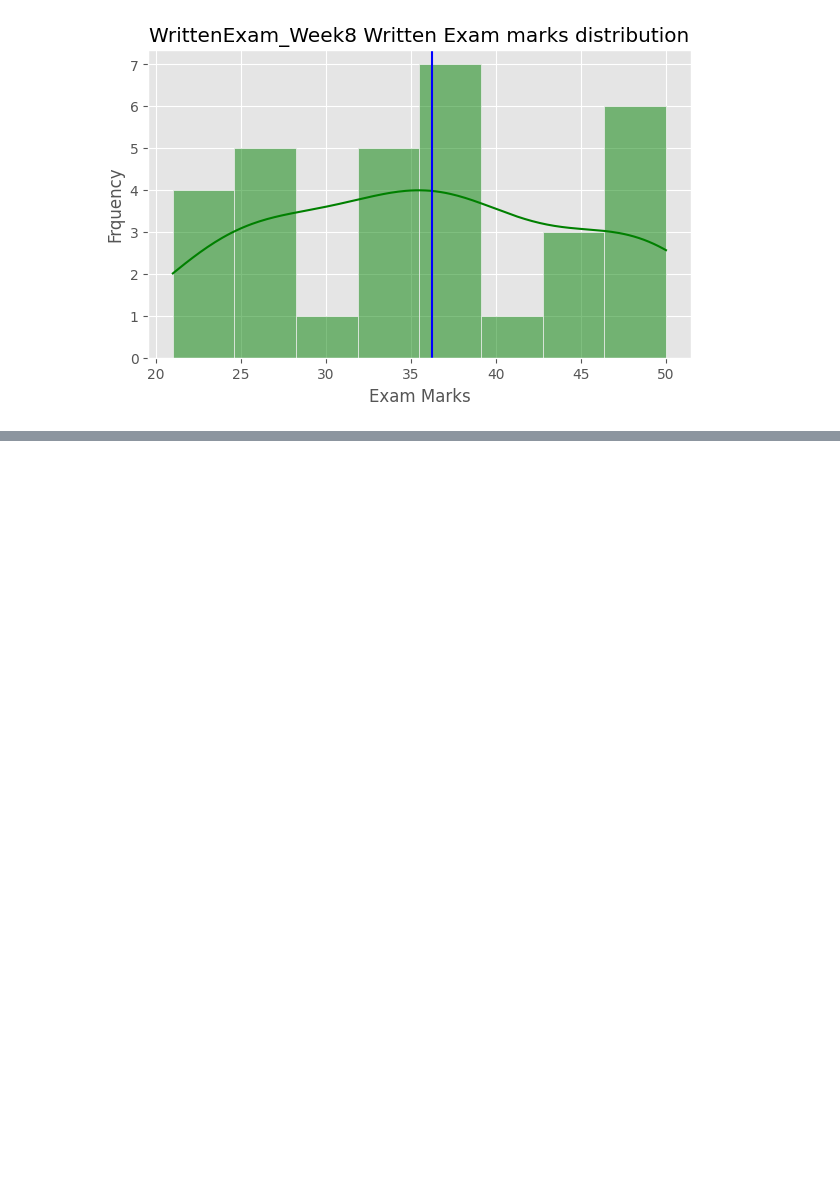
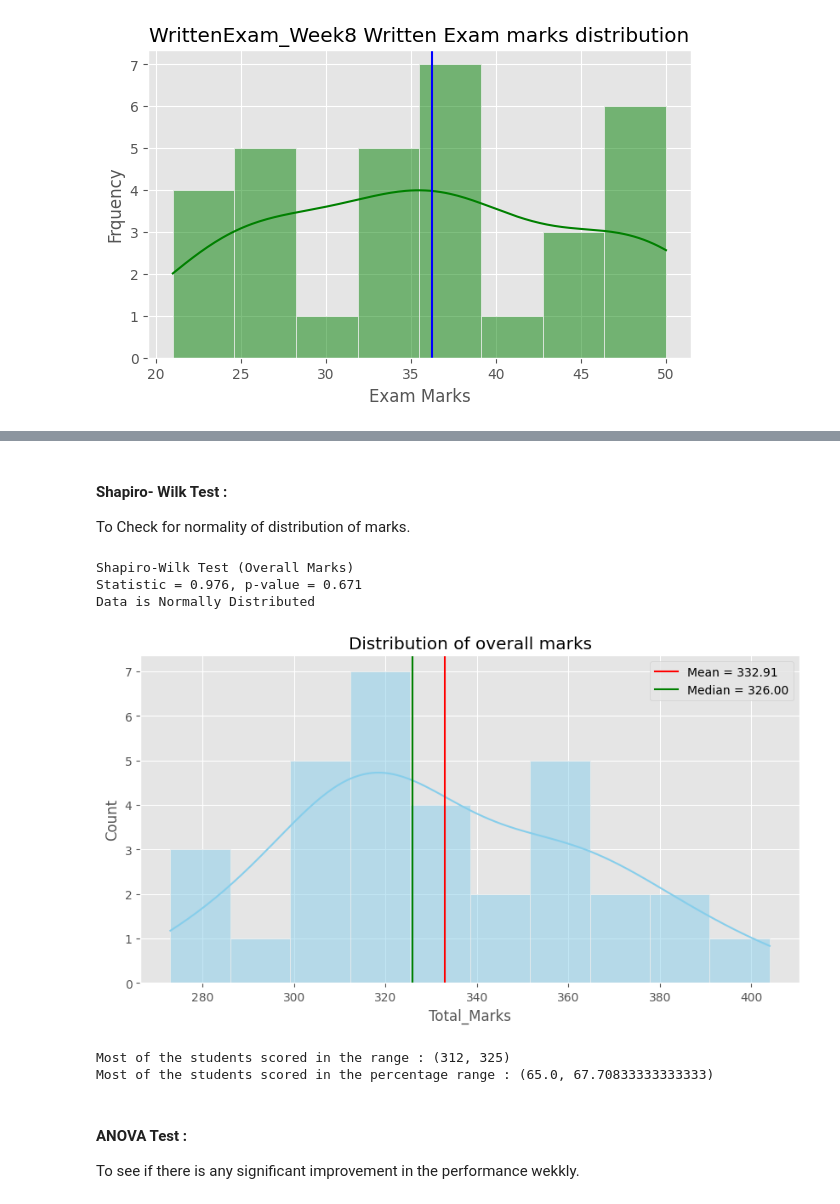
Before and after one commit to MrQuestionbank/Python-Course-Work, a Jupyter notebook: Projects/Data_Analytics_Projects/Students_Analysis.ipynb, the cells around one changed output, grey strips where cells are left out. Saved outputs shown, nothing was run; the diff lists cells and outputs as text; code cells hidden in the pictures; blank space fills up the shorter version.

```diff
--- a/Projects/Data_Analytics_Projects/Students_Analysis.ipynb
+++ b/Projects/Data_Analytics_Projects/Students_Analysis.ipynb
@@ -353,0 +387,43 @@ for col in Writtenexam_Columns:
+# %% [markdown]
+#### Shapiro- Wilk Test :
+To Check for normality of distribution of marks.
+# %%
+stat,p = shapiro(df['Total_Marks'])
+
+print("Shapiro-Wilk Test (Overall Marks)")
+print(f"Statistic = {stat:.3f}, p-value = {p:.3f}")
+
+if p>0.05:
+    print("Data is Normally Distributed")
+else:
+    print("Data is not normally distributed.")
+# %% [output]
+Shapiro-Wilk Test (Overall Marks)
+Statistic = 0.976, p-value = 0.671
+Data is Normally Distributed
+# %%
+# Histogram
+plt.figure(figsize = (10,5))
+sns.histplot(df["Total_Marks"], kde = True, bins = 10, color = "skyblue")
+plt.axvline(df["Total_Marks"].mean(), label = f"Mean = {df['Total_Marks'].mean():.2f}",color ="red")
+plt.axvline(df["Total_Marks"].median(), label = f"Median = {df['Total_Marks'].median():.2f}", color = "green")
+plt.title("Distribution of overall marks")
+plt.legend()
+plt.show()
+# %% [output]
+[figure, added]
+# %%
+#Popular Intervals :
+counts, bins = np.histogram(df["Total_Marks"], bins = 10)
+max_bins_index  = counts.argmax()
+popular_interval = (int(bins[max_bins_index]), int(bins[max_bins_index+1]))
+percentage_popular_interval = (int(bins[max_bins_index])*100/480, int(bins[max_bins_index+1])*100/480)
+
+print(f"Most of the students scored in the range : {popular_interval}")
+print(f"Most of the students scored in the percentage range : {percentage_popular_interval}")
+# %% [output]
+Most of the students scored in the range : (312, 325)
+Most of the students scored in the percentage range : (65.0, 67.70833333333333)
+# %% [markdown]
+#### ANOVA Test :
+To see if there is any significant improvement in the performance wekkly.
```
Also changed, not shown: parts of 13 cells of this notebook.
